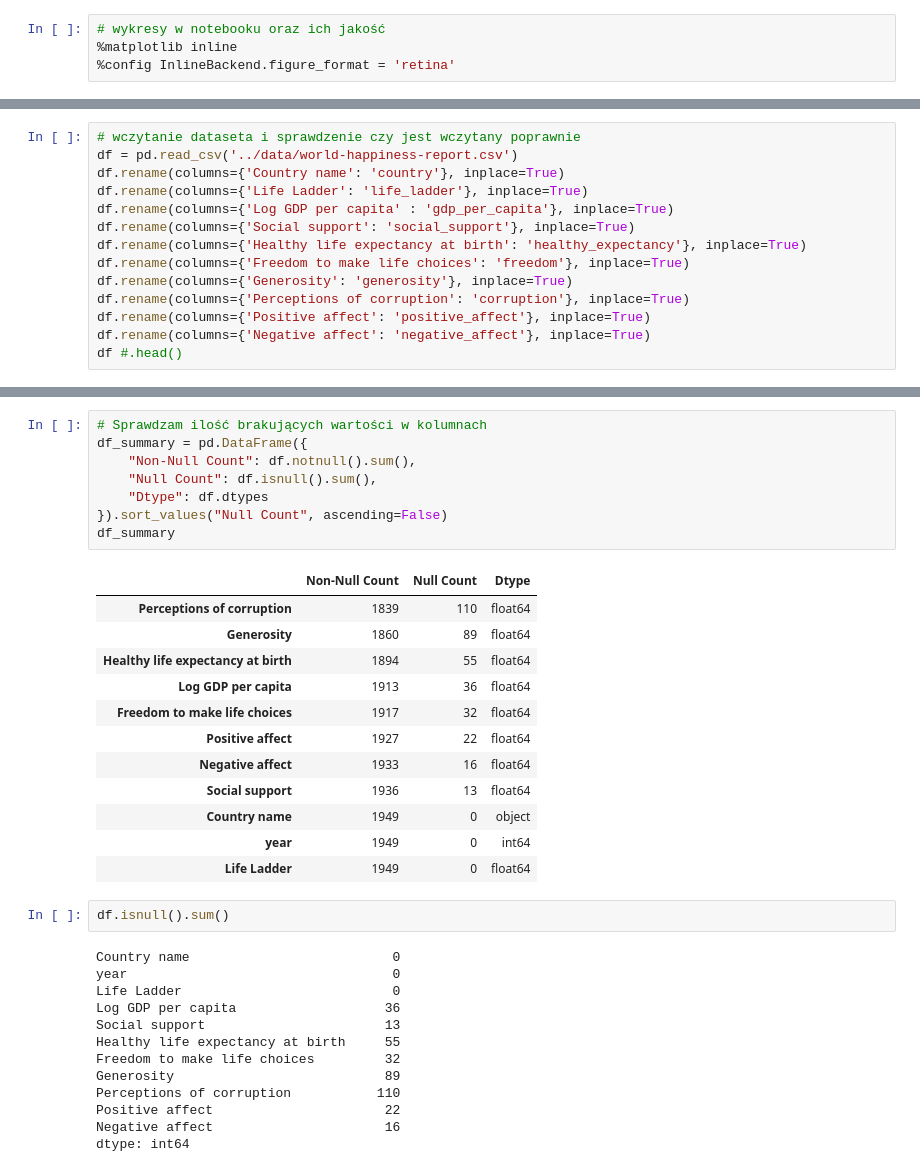
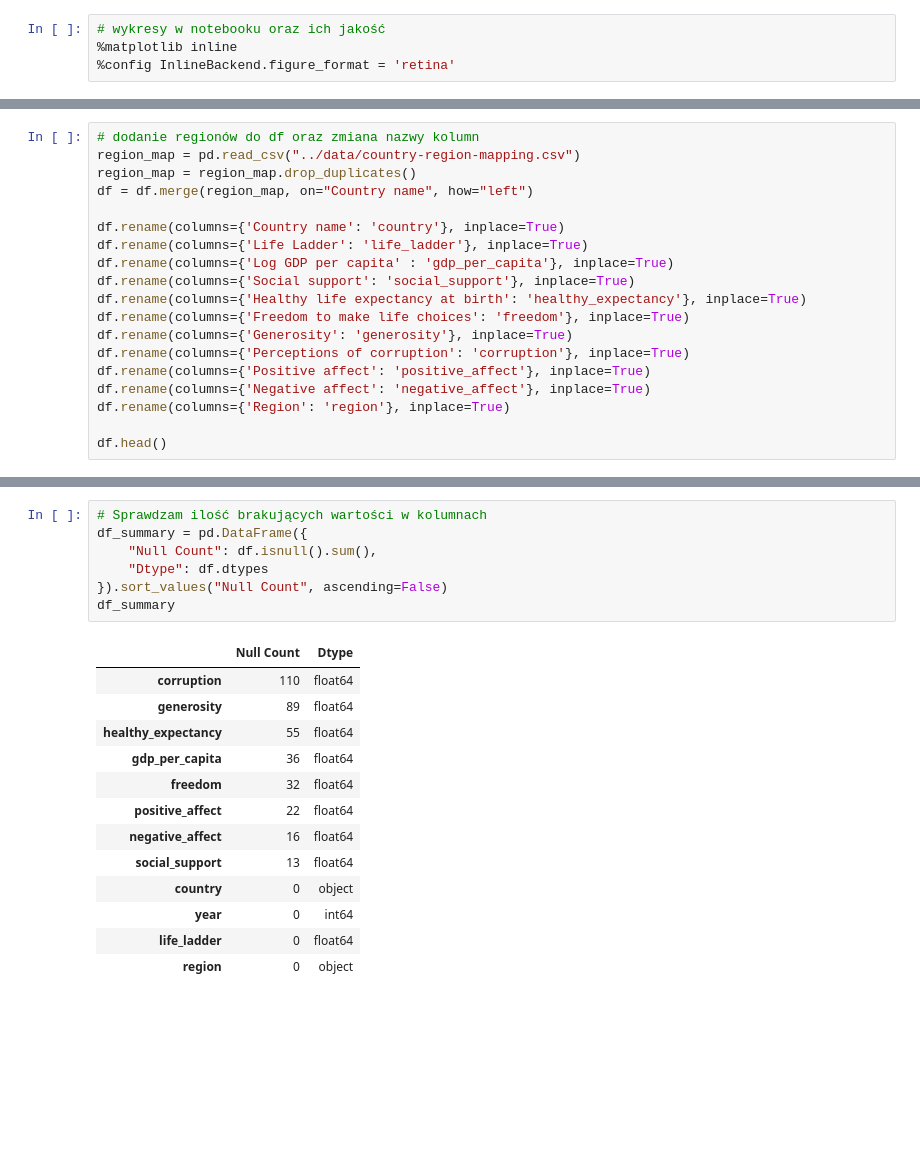
Before and after one commit to lukaszkortals/sad_proj, a Jupyter notebook: notebooks/01_wprowadzenie_i_czyszczenie.ipynb, the cells around one changed output, grey strips where cells are left out. Cells and saved outputs as stored; diff of their text form; blank space fills up the shorter version.

```diff
--- a/notebooks/01_wprowadzenie_i_czyszczenie.ipynb
+++ b/notebooks/01_wprowadzenie_i_czyszczenie.ipynb
@@ -41,6 +47,9 @@ import numpy as np
 # %%
-# wczytanie dataseta i sprawdzenie czy jest wczytany poprawnie
-df = pd.read_csv('../data/world-happiness-report.csv')
+# dodanie regionów do df oraz zmiana nazwy kolumn
+region_map = pd.read_csv("../data/country-region-mapping.csv")
+region_map = region_map.drop_duplicates()
+df = df.merge(region_map, on="Country name", how="left")
+
 df.rename(columns={'Country name': 'country'}, inplace=True)
 df.rename(columns={'Life Ladder': 'life_ladder'}, inplace=True)
 df.rename(columns={'Log GDP per capita' : 'gdp_per_capita'}, inplace=True)
@@ -51,7 +60,9 @@ df.rename(columns={'Generosity': 'generosity'}, inplace=True)
 df.rename(columns={'Perceptions of corruption': 'corruption'}, inplace=True)
 df.rename(columns={'Positive affect': 'positive_affect'}, inplace=True)
 df.rename(columns={'Negative affect': 'negative_affect'}, inplace=True)
-df #.head()
+df.rename(columns={'Region': 'region'}, inplace=True)
+
+df.head()
 # %% [output]
 |  | country | year | life_ladder | gdp_per_capita | social_support | healthy_expectancy | freedom | ... |
 | 0 | Afghanistan | 2008 | 3.724 | 7.370 | 0.451 | 50.80 | 0.718 | ... |
@@ -69,39 +73,24 @@ df #.head()
 # %%
 # Sprawdzam ilość brakujących wartości w kolumnach
 df_summary = pd.DataFrame({
-    "Non-Null Count": df.notnull().sum(),
     "Null Count": df.isnull().sum(),
     "Dtype": df.dtypes
 }).sort_values("Null Count", ascending=False)
 df_summary
 # %% [output]
-|  | Non-Null Count | Null Count | Dtype |
-| Perceptions of corruption | 1839 | 110 | float64 |
-| Generosity | 1860 | 89 | float64 |
-| Healthy life expectancy at birth | 1894 | 55 | float64 |
-| Log GDP per capita | 1913 | 36 | float64 |
-| Freedom to make life choices | 1917 | 32 | float64 |
-| Positive affect | 1927 | 22 | float64 |
-| Negative affect | 1933 | 16 | float64 |
-| Social support | 1936 | 13 | float64 |
-| Country name | 1949 | 0 | object |
-| year | 1949 | 0 | int64 |
-| Life Ladder | 1949 | 0 | float64 |
+|  | Null Count | Dtype |
+| corruption | 110 | float64 |
+| generosity | 89 | float64 |
+| healthy_expectancy | 55 | float64 |
+| gdp_per_capita | 36 | float64 |
+| freedom | 32 | float64 |
+| positive_affect | 22 | float64 |
+| negative_affect | 16 | float64 |
+| social_support | 13 | float64 |
+| country | 0 | object |
+| year | 0 | int64 |
+| life_ladder | 0 | float64 |
+| region | 0 | object |
-# %%
-df.isnull().sum()
-# %% [output]
-Country name                          0
-year                                  0
-Life Ladder                           0
-Log GDP per capita                   36
-Social support                       13
-Healthy life expectancy at birth     55
-Freedom to make life choices         32
-Generosity                           89
-Perceptions of corruption           110
-Positive affect                      22
-Negative affect                      16
-dtype: int64
 # %%
 sns.heatmap(df.isna());
 # %% [output]
```
Also changed, not shown: parts of 20 cells of this notebook, 3 other files.
